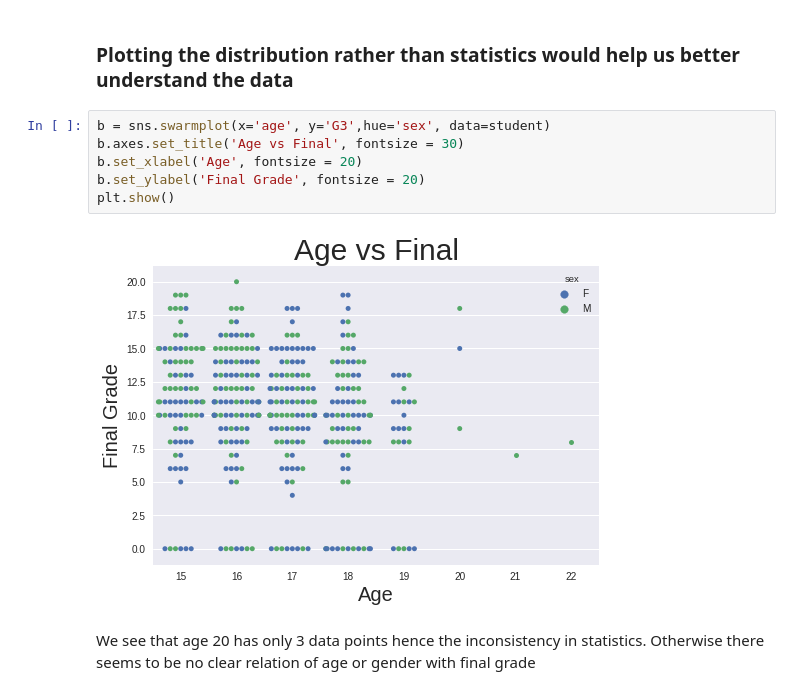
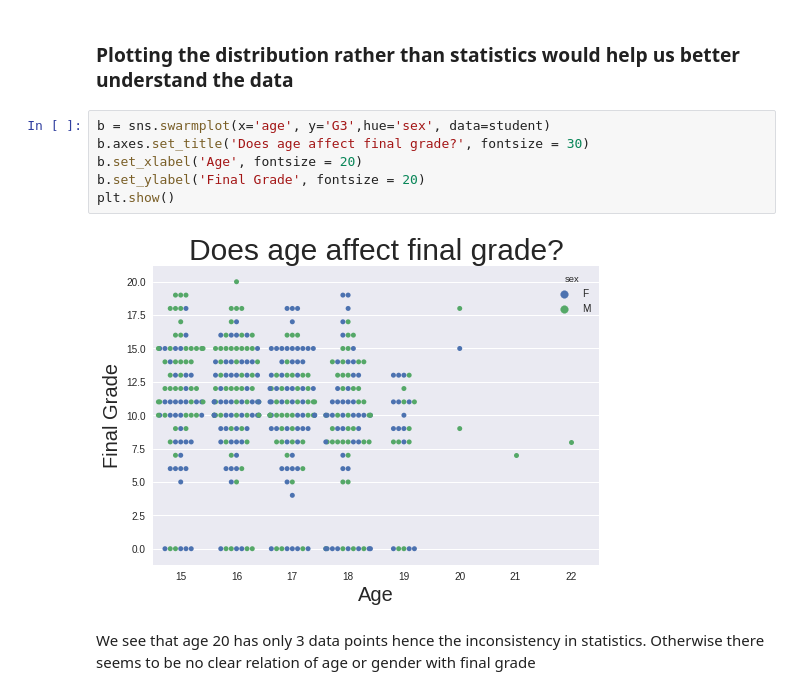
Before and after one commit to dipam7/Data_science, a Jupyter notebook: student_grade.ipynb, the cells around one changed output. Cells and saved outputs as stored; diff of their text form.

Commit message:
Refine visualizations of student_grade and add correlation

```diff
--- a/student_grade.ipynb
+++ b/student_grade.ipynb
@@ -161,12 +171,12 @@ sns.plt.show()
 ### Plotting the distribution rather than statistics would help us better understand the data
 # %%
 b = sns.swarmplot(x='age', y='G3',hue='sex', data=student)
-b.axes.set_title('Age vs Final', fontsize = 30)
+b.axes.set_title('Does age affect final grade?', fontsize = 30)
 b.set_xlabel('Age', fontsize = 20)
 b.set_ylabel('Final Grade', fontsize = 20)
 plt.show()
 # %% [output]
-[figure, old version]
+[figure, new version]
 # %% [markdown]
 We see that age 20 has only 3 data points hence the inconsistency in statistics. Otherwise there seems to be no clear relation of age or gender with final grade
 # %% [markdown]
```
Also changed, not shown: parts of 27 cells of this notebook.
